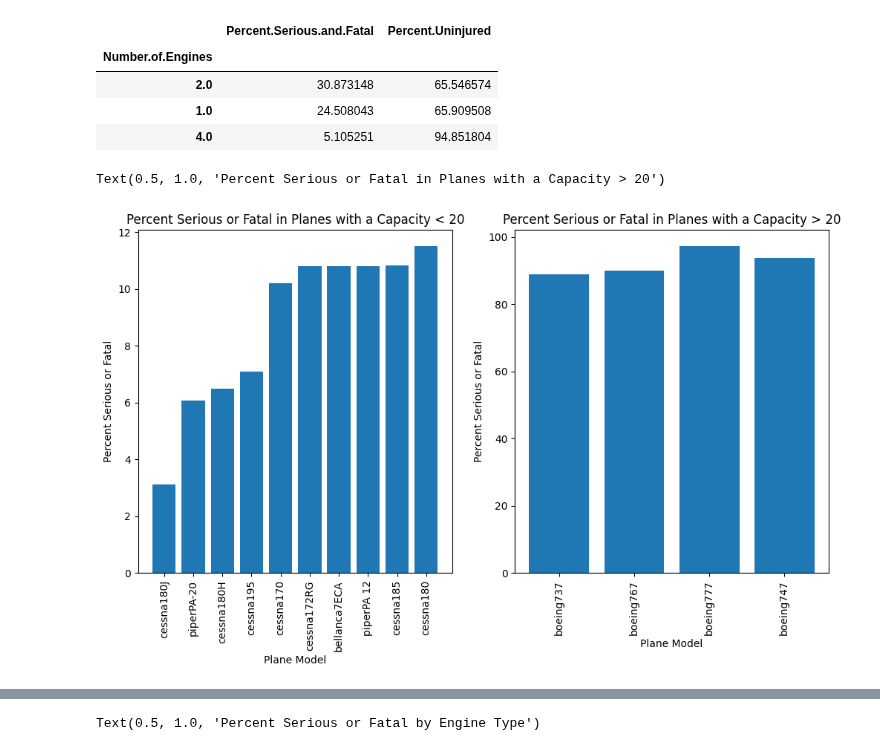
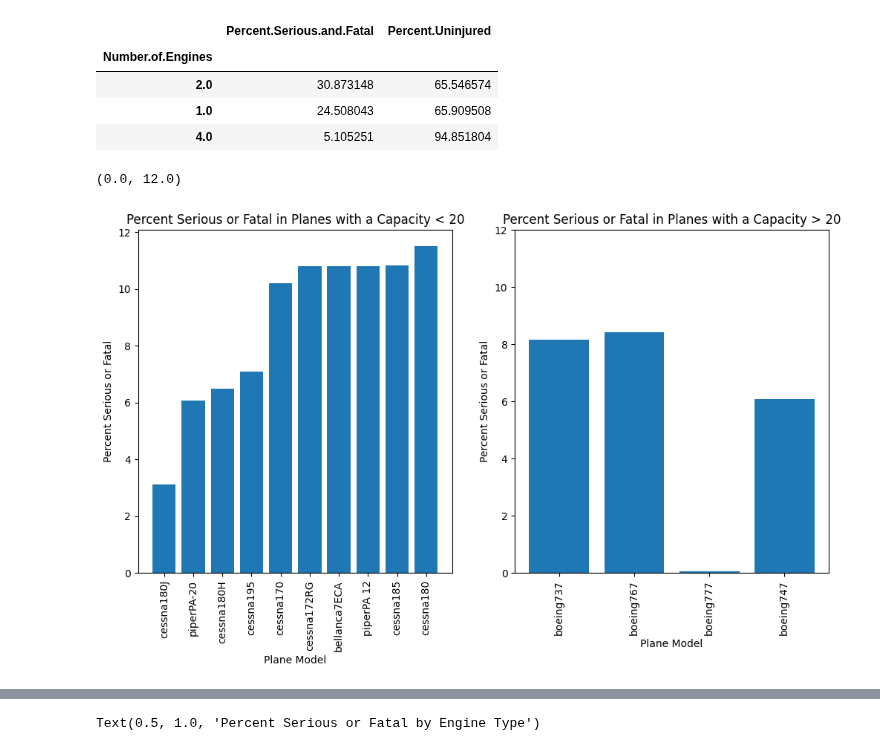
Before and after one commit to learn-co-curriculum/dsc-phase-1-project-v3, a Jupyter notebook: Notebooks/Visualizations_Colby.ipynb, the cells around one changed output, grey strips where cells are left out. Saved outputs shown, nothing was run; the diff lists cells and outputs as text; code cells hidden in the pictures.

Commit message:
Edited the model visualization

```diff
--- a/Notebooks/Visualizations_Colby.ipynb
+++ b/Notebooks/Visualizations_Colby.ipynb
@@ -21,32 +21,33 @@ engine_num
 # %%
 #
 
 
 x1 = top_ten_small_planes_model
 y1 = top_ten_small_planes_percmajor
 
 x2 = list(by_model_final_over_20.index)
-y2 = list(by_model_final_over_20['Percent.Uninjured'])
+y2 = list(by_model_final_over_20['Percent.Serious.and.Fatal'])
 
 fig, ax = plt.subplots(1, 2, figsize = (12,6))
 
 # Plot data
 
 ax[0].bar(x1, y1)
 ax[1].bar(x2, y2)
 
 # Customize appearance
 ax[0].tick_params(axis="x", labelrotation=90)
 ax[0].set_ylabel('Percent Serious or Fatal')
 ax[0].set_xlabel("Plane Model")
 ax[0].set_title("Percent Serious or Fatal in Planes with a Capacity < 20")
 ax[1].tick_params(axis="x", labelrotation=90)
 ax[1].set_ylabel("Percent Serious or Fatal")
 ax[1].set_xlabel("Plane Model")
 ax[1].set_title("Percent Serious or Fatal in Planes with a Capacity > 20")
+plt.ylim(0,12)
 # %% [output]
-Text(0.5, 1.0, 'Percent Serious or Fatal in Planes with a Capacity > 20')
+(0.0, 12.0)
-[figure, old version]
+[figure, new version]
 # %%
 df_trimmed
 # %% [output]
```
Also changed, not shown: parts of 3 cells of this notebook, 1 other file.
